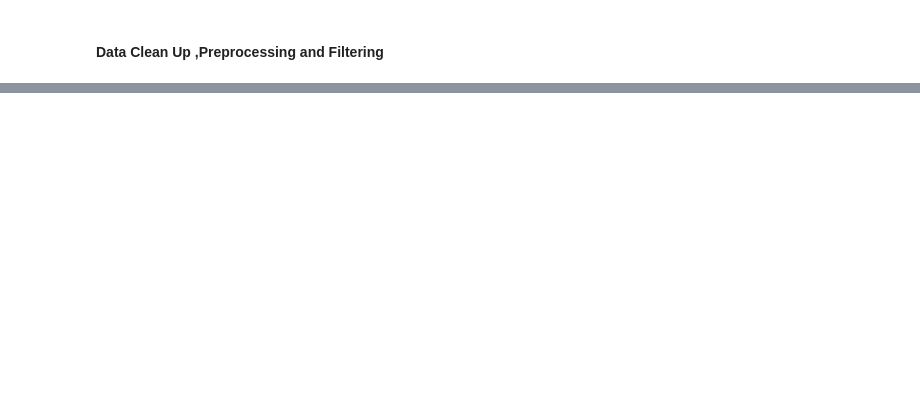
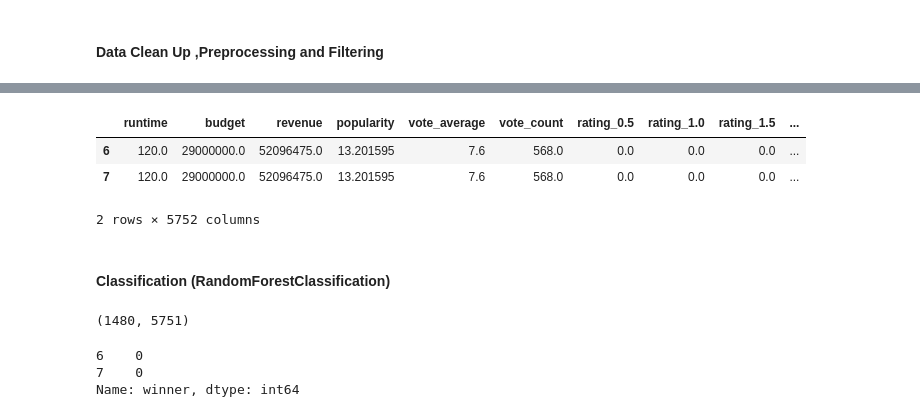
Before and after one commit to Sukurudo/Team-4, a Jupyter notebook: oscar_prediction_ml.ipynb, the cells around one changed output, grey strips where cells are left out. Cells and saved outputs as stored; diff of their text form; code cells hidden in the pictures; blank space fills up the shorter version.

```diff
--- a/oscar_prediction_ml.ipynb
+++ b/oscar_prediction_ml.ipynb
@@ -73,6 +152,6 @@ title                    186
 dtype: int64
 # %%
-#Data Clean rating dataset
-rating_df = rating_df.dropna(axis = 0,how= 'any')
-rating_df.shape
+# Drop null rows
+movie_us_df = movie_us_df.dropna(axis = 0,how= 'any')
+movie_us_df.shape
 # %% [output]
@@ -196,0 +182,4 @@ df = df.loc[:, columns].copy()
+# %%
+# let's examine how many columns we will obtain after one hot encoding these variables
+encode_df=pd.get_dummies(movie_us_df[movie_cat], drop_first=True)
+encode_df.shape
@@ -196,0 +199,27 @@ df = df.loc[:, columns].copy()
+# %%
+# Merge one-hot encoded features and drop the originals
+oscar_us_df = movie_us_df.merge(encode_df,left_index=True, right_index=True)
+oscar_us_df = oscar_us_df.drop(movie_cat,1)
+oscar_us_df.head(2)
+# %% [output]
+|  | runtime | budget | revenue | popularity | vote_average | vote_count | rating_0.5 | rating_1.0 | rating_1.5 | ... |
+| 6 | 120.0 | 29000000.0 | 52096475.0 | 13.201595 | 7.6 | 568.0 | 0.0 | 0.0 | 0.0 | ... |
+| 7 | 120.0 | 29000000.0 | 52096475.0 | 13.201595 | 7.6 | 568.0 | 0.0 | 0.0 | 0.0 | ... |
+2 rows × 5752 columns
+# %% [markdown]
+#### Classification (RandomForestClassification)
+# %%
+# Define the features set.
+X = oscar_us_df.copy()
+X = X.drop('winner', axis=1)
+X.shape
+# %% [output]
+(1480, 5751)
+# %%
+# Define the target set.
+y = oscar_us_df['winner']
+y.head(2)
+# %% [output]
+6    0
+7    0
+Name: winner, dtype: int64
```
Also changed, not shown: parts of 42 cells of this notebook.
